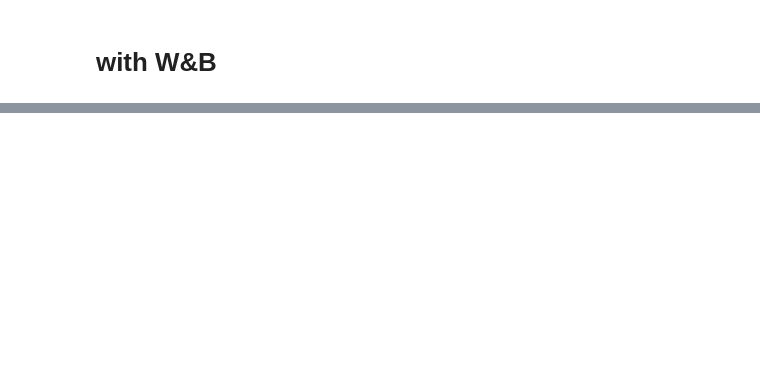
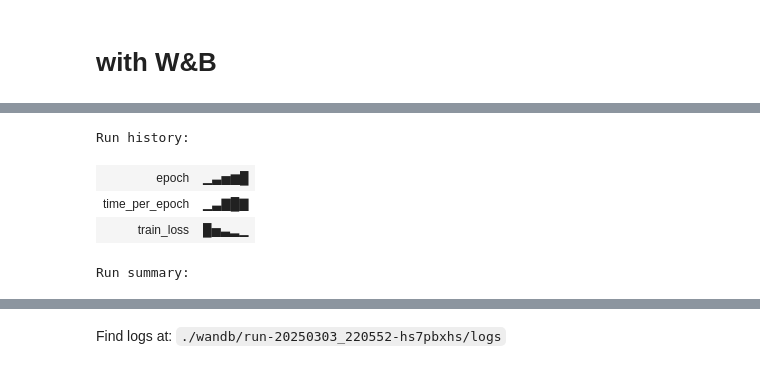
Before and after one commit to xoubish/superNISP, a Jupyter notebook: code/diffusion_test.ipynb, the cells around one changed output, grey strips where cells are left out. Drawn from its saved outputs; the diff is of its cells as text; code cells hidden in the pictures; blank space fills up the shorter version.

Commit message:
.py files and wandb

```diff
--- a/code/diffusion_test.ipynb
+++ b/code/diffusion_test.ipynb
@@ -450,62 +456,86 @@ SSIM: 0.900
 wandb.init(
     project="super-resolution-diffusion",
     config={
-        "epochs": 10,
+        "epochs": 5,
         "learning_rate": 1e-4,
-        "batch_size": 16,
+        "batch_size": 128,
         "optimizer": "AdamW",
         "loss_function": "MSELoss"
     }
 )
 
-# Use Mean Squared Error (MSE) Loss for Super-Resolution
+# Enable CuDNN Optimization
+torch.backends.cudnn.benchmark = True
+
+# Define loss function & optimizer
 criterion = nn.MSELoss()
+device = torch.device("cuda" if torch.cuda.is_available() else "cpu")
 
-# Define optimizer
-optimizer = optim.AdamW(model.parameters(), lr=1e-4, weight_decay=1e-5)
-
-# Move model to GPU if available
-device = torch.device("cuda" if torch.cuda.is_available() else "cpu")
+# Move model to GPU
 model.to(device)
 
-# Number of epochs
-num_epochs = wandb.config["epochs"]
+# Verify if model parameters are on GPU
+for name, param in model.named_parameters():
+    print(f"{name} is on {param.device}")  # ✅ Ensure all say "cuda:0"
+
+# Train-Test Dataloaders
+train_loader = DataLoader(
+    SuperResolutionDataset("../data/Nisp_train.hdf5", "../data/Nircam_train.hdf5", split="train"),
+    batch_size=wandb.config["batch_size"], shuffle=True, num_workers=8, pin_memory=True, persistent_workers=True
+)
+test_loader = DataLoader(
+    SuperResolutionDataset("../data/Nisp_train.hdf5", "../data/Nircam_train.hdf5", split="test"),
+    batch_size=wandb.config["batch_size"], shuffle=False, num_workers=8, pin_memory=True, persistent_workers=True
+)
+
+scaler = torch.amp.GradScaler(device='cuda')
 
 # Training loop
+num_epochs = wandb.config["epochs"]
 for epoch in range(num_epochs):
     model.train()
     epoch_loss = 0
     start_time = time.time()
 
-    for lr_batch, hr_batch in dataloader:
-        lr_batch, hr_batch = lr_batch.to(device), hr_batch.to(device)
+    print(f"Starting Epoch {epoch+1}...")
 
-        # Pick random timesteps for diffusion
+    for batch_idx, (lr_batch, hr_batch) in enumerate(train_loader):
+        start_batch_time = time.time()  # ✅ Measure batch processing time
+
+        lr_batch, hr_batch = lr_batch.to(device, non_blocking=True), hr_batch.to(device, non_blocking=True)
         t = torch.randint(0, model.diffusion.timesteps, (lr_batch.shape[0],), device=device)
 
-        # Forward pass
-        output = model(lr_batch, t)
+        optimizer.zero_grad()
 
-        # Compute loss
-        loss = criterion(output, hr_batch)
+        with torch.amp.autocast(device_type='cuda'):  # ✅ Updated autocast
+            output = model(lr_batch, t)
+            loss = criterion(output, hr_batch)
+
+        scaler.scale(loss).backward()
+        scaler.step(optimizer)
+        scaler.update()
+
+        torch.cuda.synchronize()  # ✅ Forces GPU to execute computations immediately
+
+        batch_time = time.time() - start_batch_time
+
         epoch_loss += loss.item()
 
-        # Backpropagation
-        optimizer.zero_grad()
-        loss.backward()
-        optimizer.step()
-
-    avg_loss = epoch_loss / len(dataloader)
+    avg_loss = epoch_loss / len(train_loader)
     elapsed_time = time.time() - start_time
 
     # Log to WandB
     wandb.log({
         "epoch": epoch + 1,
-        "loss": avg_loss,
+        "train_loss": avg_loss,
         "time_per_epoch": elapsed_time
     })
 
     print(f"Epoch [{epoch+1}/{num_epochs}], Loss: {avg_loss:.6f}, Time: {elapsed_time:.2f}s")
 
-# Finish WandB logging
 wandb.finish()
+
+# Save trained model
+torch.save(model.state_dict(), "super_resolution_model.pth")
+print("Model saved successfully!")
+# %% [output]
@@ -511,0 +560,5 @@ wandb.finish()
+Run history:
+| epoch | ▁▃▅▆█ |
+| time_per_epoch | ▁▃▇█▇ |
+| train_loss | █▅▃▂▁ |
+Run summary:
@@ -511,0 +571 @@ wandb.finish()
+Find logs at: ./wandb/run-20250303_220552-hs7pbxhs/logs
```
Also changed, not shown: parts of 9 cells of this notebook, 3 other files.
